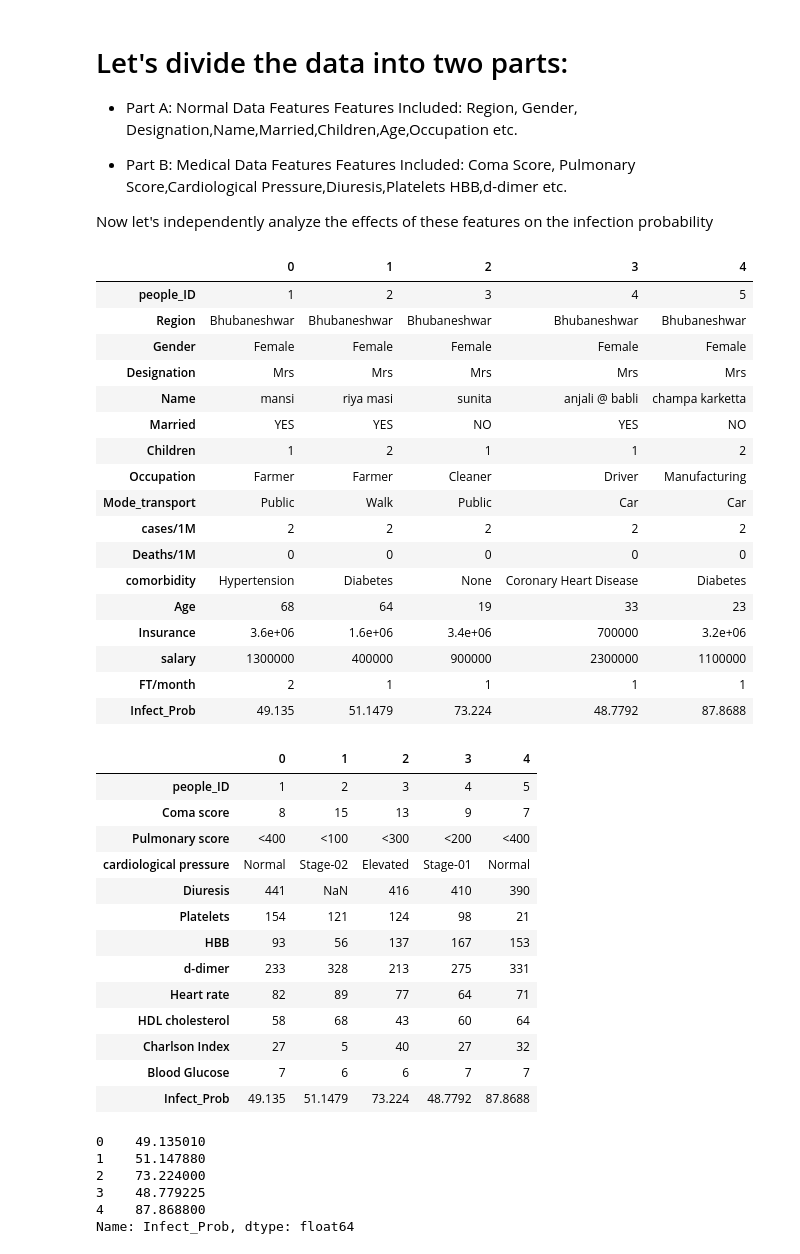
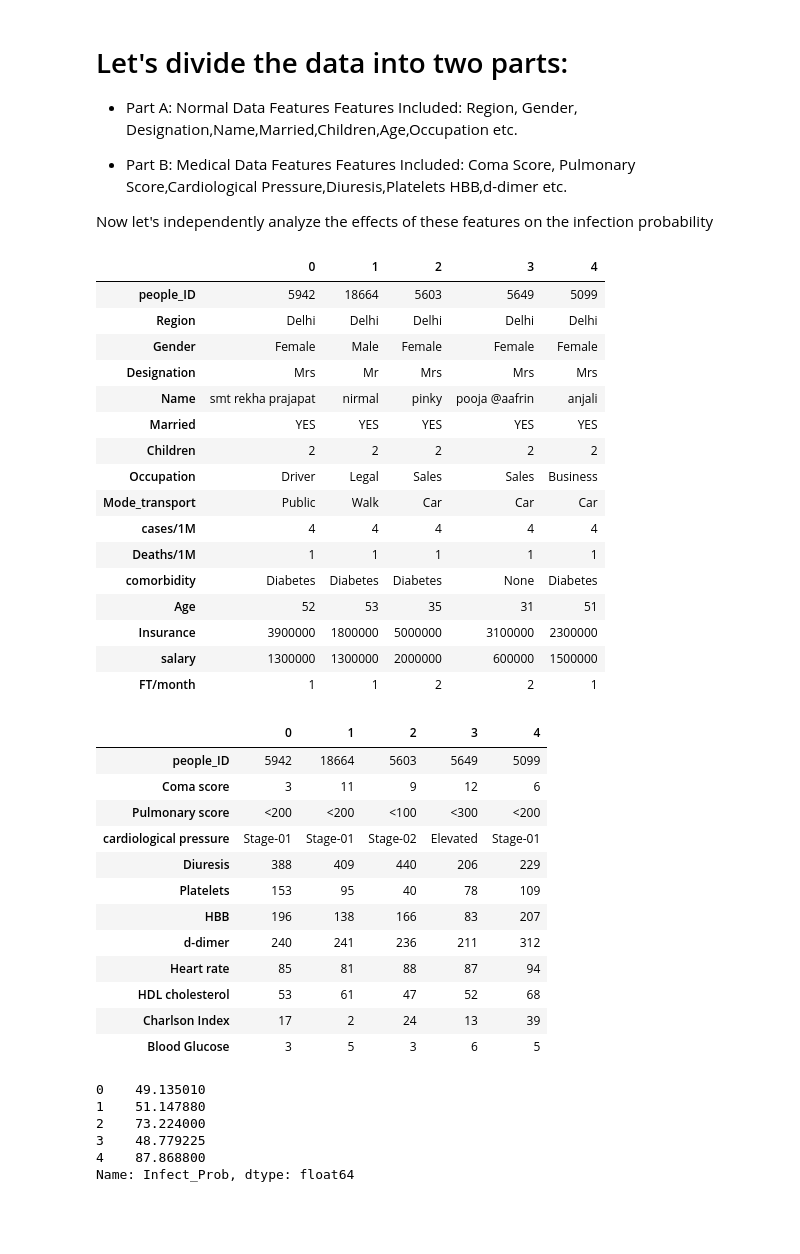
Before and after one commit to aryamansriram/Flipr_Hack, a Jupyter notebook: Flipr_Hack_EDA.ipynb, the cells around one changed output. Cells and saved outputs as stored; diff of their text form; code cells hidden in the pictures; blank space fills up the shorter version.

```diff
--- a/Flipr_Hack_EDA.ipynb
+++ b/Flipr_Hack_EDA.ipynb
@@ -6,5 +7,6 @@ import seaborn as sns
 # %%
 df = pd.read_excel("Data/Train_dataset.xlsx")
+test_df = pd.read_excel("Data/Test_dataset.xlsx")
 # %%
 ## See first few rows of dataset#####
 df.head()
@@ -83,44 +97,46 @@ df.shape
 normie_df = df.iloc[:,[0,1,2,3,4,5,6,7,8,9,10,11,12,24,25,26,27]]
 medical_df = df.iloc[:,[0,13,14,15,16,17,18,19,20,21,22,23,27]]
 labels = df.iloc[:,-1]
+# %%
+normie_df_test = test_df.iloc[:,[0,1,2,3,4,5,6,7,8,9,10,11,12,24,25,26]]
+medical_df_test = test_df.iloc[:,[0,13,14,15,16,17,18,19,20,21,22,23]]
+labels_test = test_df.iloc[:,-1]
 # %%
-normie_df.head().transpose()
+normie_df_test.head().transpose()
 # %% [output]
 |  | 0 | 1 | 2 | 3 | 4 |
-| people_ID | 1 | 2 | 3 | 4 | 5 |
-| Region | Bhubaneshwar | Bhubaneshwar | Bhubaneshwar | Bhubaneshwar | Bhubaneshwar |
-| Gender | Female | Female | Female | Female | Female |
-| Designation | Mrs | Mrs | Mrs | Mrs | Mrs |
-| Name | mansi | riya masi | sunita | anjali @ babli | champa karketta |
-| Married | YES | YES | NO | YES | NO |
-| Children | 1 | 2 | 1 | 1 | 2 |
-| Occupation | Farmer | Farmer | Cleaner | Driver | Manufacturing |
-| Mode_transport | Public | Walk | Public | Car | Car |
-| cases/1M | 2 | 2 | 2 | 2 | 2 |
-| Deaths/1M | 0 | 0 | 0 | 0 | 0 |
-| comorbidity | Hypertension | Diabetes | None | Coronary Heart Disease | Diabetes |
-| Age | 68 | 64 | 19 | 33 | 23 |
-| Insurance | 3.6e+06 | 1.6e+06 | 3.4e+06 | 700000 | 3.2e+06 |
-| salary | 1300000 | 400000 | 900000 | 2300000 | 1100000 |
-| FT/month | 2 | 1 | 1 | 1 | 1 |
-| Infect_Prob | 49.135 | 51.1479 | 73.224 | 48.7792 | 87.8688 |
+| people_ID | 5942 | 18664 | 5603 | 5649 | 5099 |
+| Region | Delhi | Delhi | Delhi | Delhi | Delhi |
+| Gender | Female | Male | Female | Female | Female |
+| Designation | Mrs | Mr | Mrs | Mrs | Mrs |
+| Name | smt rekha prajapat | nirmal | pinky | pooja @aafrin | anjali |
+| Married | YES | YES | YES | YES | YES |
+| Children | 2 | 2 | 2 | 2 | 2 |
+| Occupation | Driver | Legal | Sales | Sales | Business |
+| Mode_transport | Public | Walk | Car | Car | Car |
+| cases/1M | 4 | 4 | 4 | 4 | 4 |
+| Deaths/1M | 1 | 1 | 1 | 1 | 1 |
+| comorbidity | Diabetes | Diabetes | Diabetes | None | Diabetes |
+| Age | 52 | 53 | 35 | 31 | 51 |
+| Insurance | 3900000 | 1800000 | 5000000 | 3100000 | 2300000 |
+| salary | 1300000 | 1300000 | 2000000 | 600000 | 1500000 |
+| FT/month | 1 | 1 | 2 | 2 | 1 |
 # %%
-medical_df.head().transpose()
+medical_df_test.head().transpose()
 # %% [output]
 |  | 0 | 1 | 2 | 3 | 4 |
-| people_ID | 1 | 2 | 3 | 4 | 5 |
-| Coma score | 8 | 15 | 13 | 9 | 7 |
-| Pulmonary score | <400 | <100 | <300 | <200 | <400 |
-| cardiological pressure | Normal | Stage-02 | Elevated | Stage-01 | Normal |
-| Diuresis | 441 | NaN | 416 | 410 | 390 |
-| Platelets | 154 | 121 | 124 | 98 | 21 |
-| HBB | 93 | 56 | 137 | 167 | 153 |
-| d-dimer | 233 | 328 | 213 | 275 | 331 |
-| Heart rate | 82 | 89 | 77 | 64 | 71 |
-| HDL cholesterol | 58 | 68 | 43 | 60 | 64 |
-| Charlson Index | 27 | 5 | 40 | 27 | 32 |
-| Blood Glucose | 7 | 6 | 6 | 7 | 7 |
-| Infect_Prob | 49.135 | 51.1479 | 73.224 | 48.7792 | 87.8688 |
+| people_ID | 5942 | 18664 | 5603 | 5649 | 5099 |
+| Coma score | 3 | 11 | 9 | 12 | 6 |
+| Pulmonary score | <200 | <200 | <100 | <300 | <200 |
+| cardiological pressure | Stage-01 | Stage-01 | Stage-02 | Elevated | Stage-01 |
+| Diuresis | 388 | 409 | 440 | 206 | 229 |
+| Platelets | 153 | 95 | 40 | 78 | 109 |
+| HBB | 196 | 138 | 166 | 83 | 207 |
+| d-dimer | 240 | 241 | 236 | 211 | 312 |
+| Heart rate | 85 | 81 | 88 | 87 | 94 |
+| HDL cholesterol | 53 | 61 | 47 | 52 | 68 |
+| Charlson Index | 17 | 2 | 24 | 13 | 39 |
+| Blood Glucose | 3 | 5 | 3 | 6 | 5 |
 # %%
 labels.head()
 # %% [output]
```
Also changed, not shown: parts of 86 cells of this notebook, 4 other files.
